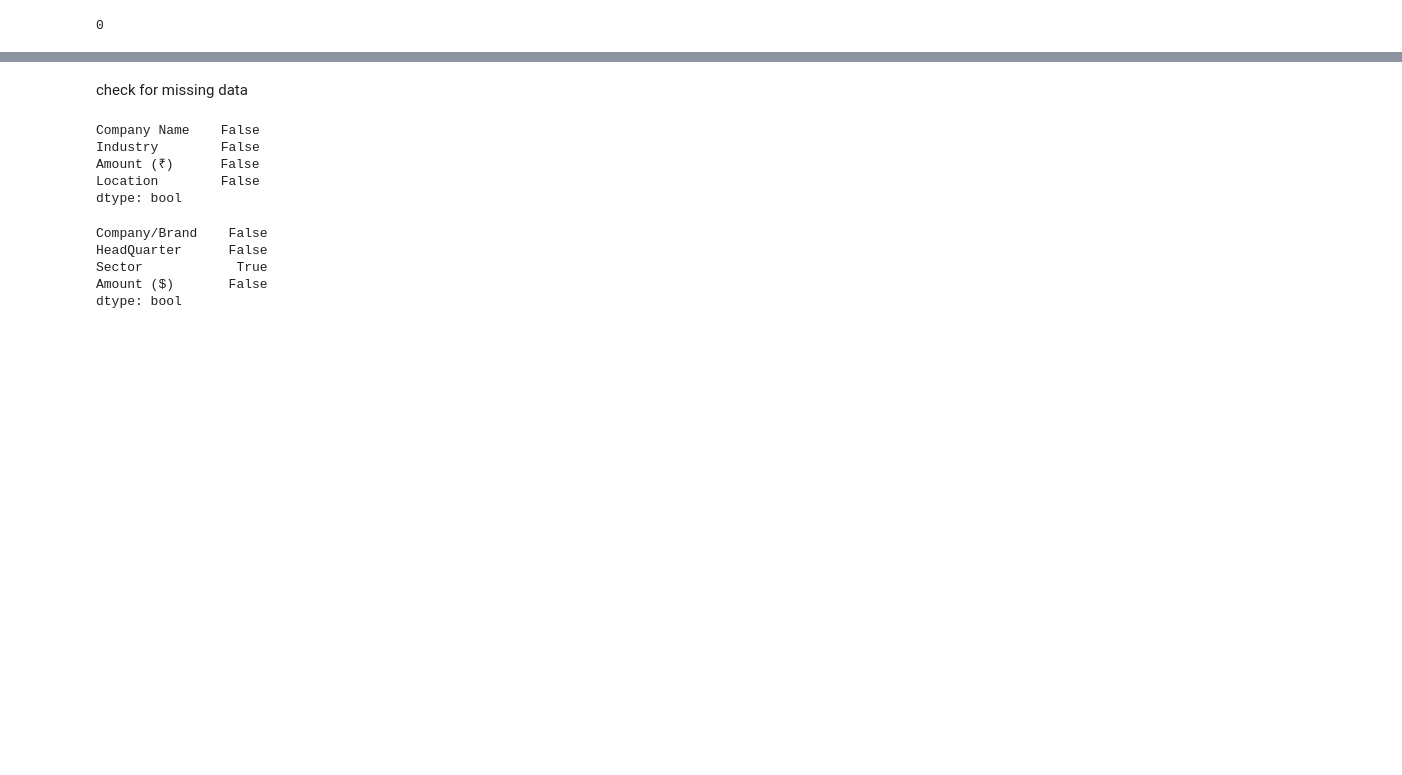
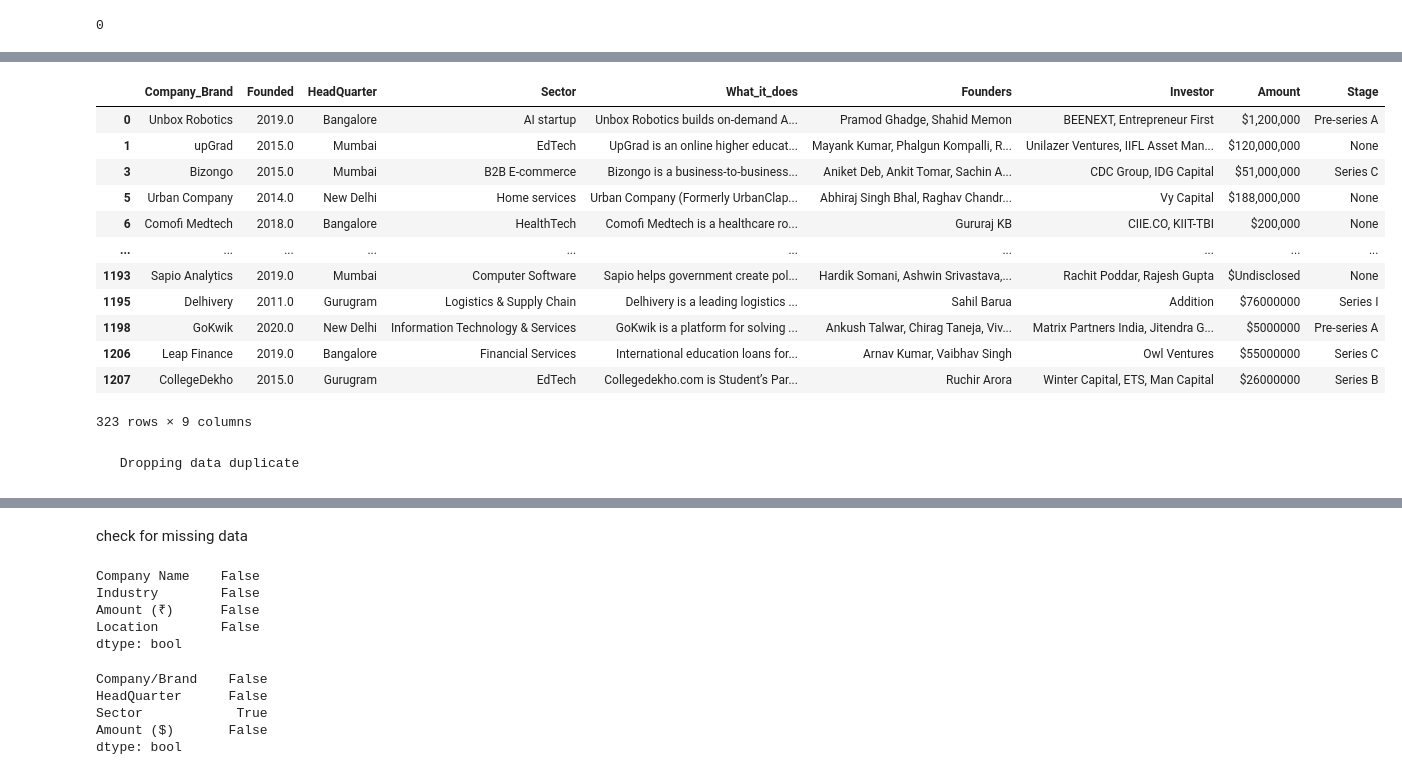
Before and after one commit to DelphinKdl/-Data-analysis-project-Data-Driven-Insights-for-Indian-Startup-Growth, a Jupyter notebook: notebook.ipynb, the cells around one changed output, grey strips where cells are left out. Cells and saved outputs as stored; diff of their text form; code cells hidden in the pictures; blank space fills up the shorter version.

```diff
--- a/notebook.ipynb
+++ b/notebook.ipynb
@@ -132,0 +158,22 @@ data_2019.duplicated().sum()
+# %%
+# View the Duplication base Compnay Name on 2021 data
+
+duplicates = data_2021[data_2021.duplicated(subset=['Company_Brand'], keep=False)]
+# View the Duplications data
+duplicates
+# %% [output]
+|  | Company_Brand | Founded | HeadQuarter | Sector | What_it_does | Founders | Investor | Amount | Stage |
+| 0 | Unbox Robotics | 2019.0 | Bangalore | AI startup | Unbox Robotics builds on-demand A... | Pramod Ghadge, Shahid Memon | BEENEXT, Entrepreneur First | $1,200,000 | Pre-series A |
+| 1 | upGrad | 2015.0 | Mumbai | EdTech | UpGrad is an online higher educat... | Mayank Kumar, Phalgun Kompalli, R... | Unilazer Ventures, IIFL Asset Man... | $120,000,000 | None |
+| 3 | Bizongo | 2015.0 | Mumbai | B2B E-commerce | Bizongo is a business-to-business... | Aniket Deb, Ankit Tomar, Sachin A... | CDC Group, IDG Capital | $51,000,000 | Series C |
+| 5 | Urban Company | 2014.0 | New Delhi | Home services | Urban Company (Formerly UrbanClap... | Abhiraj Singh Bhal, Raghav Chandr... | Vy Capital | $188,000,000 | None |
+| 6 | Comofi Medtech | 2018.0 | Bangalore | HealthTech | Comofi Medtech is a healthcare ro... | Gururaj KB | CIIE.CO, KIIT-TBI | $200,000 | None |
+| ... | ... | ... | ... | ... | ... | ... | ... | ... | ... |
+| 1193 | Sapio Analytics | 2019.0 | Mumbai | Computer Software | Sapio helps government create pol... | Hardik Somani, Ashwin Srivastava,... | Rachit Poddar, Rajesh Gupta | $Undisclosed | None |
+| 1195 | Delhivery | 2011.0 | Gurugram | Logistics & Supply Chain | Delhivery is a leading logistics ... | Sahil Barua | Addition | $76000000 | Series I |
+| 1198 | GoKwik | 2020.0 | New Delhi | Information Technology & Services | GoKwik is a platform for solving ... | Ankush Talwar, Chirag Taneja, Viv... | Matrix Partners India, Jitendra G... | $5000000 | Pre-series A |
+| 1206 | Leap Finance | 2019.0 | Bangalore | Financial Services | International education loans for... | Arnav Kumar, Vaibhav Singh | Owl Ventures | $55000000 | Series C |
+| 1207 | CollegeDekho | 2015.0 | Gurugram | EdTech | Collegedekho.com is Student’s Par... | Ruchir Arora | Winter Capital, ETS, Man Capital | $26000000 | Series B |
+323 rows × 9 columns
+# %% [markdown]
+     Dropping data duplicate
```
Also changed, not shown: parts of 12 cells of this notebook.
